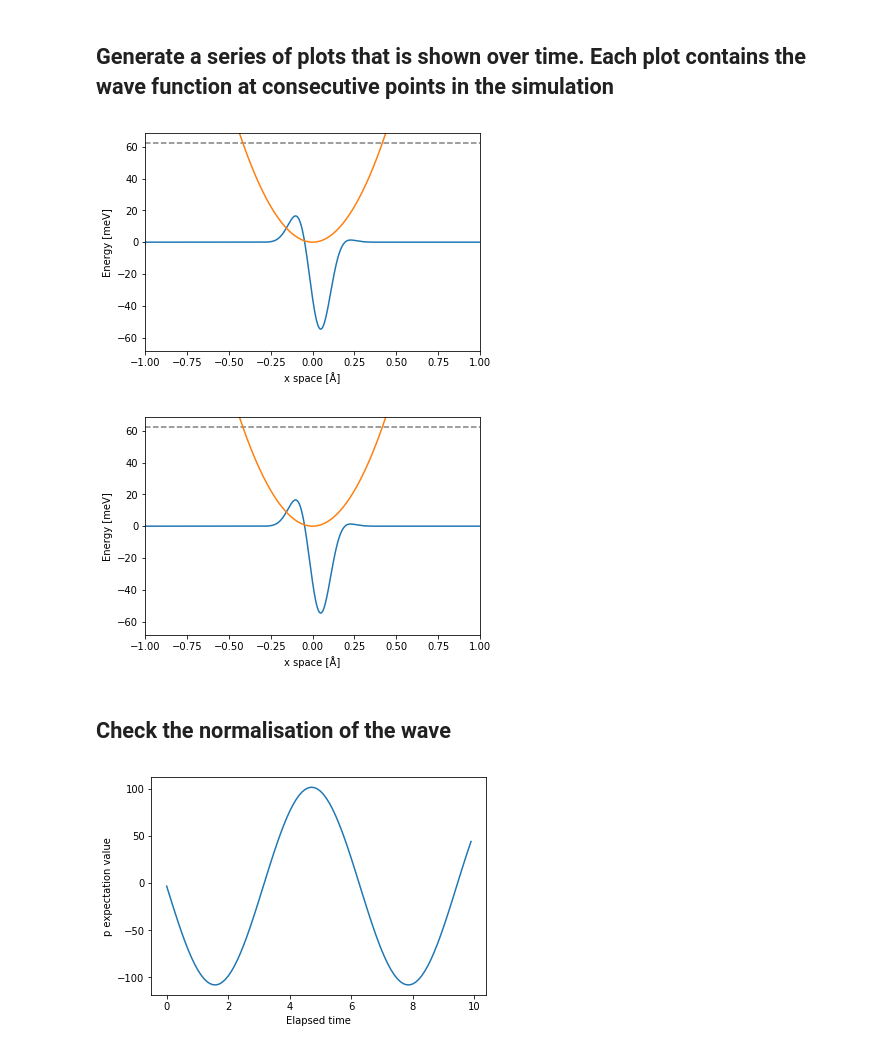
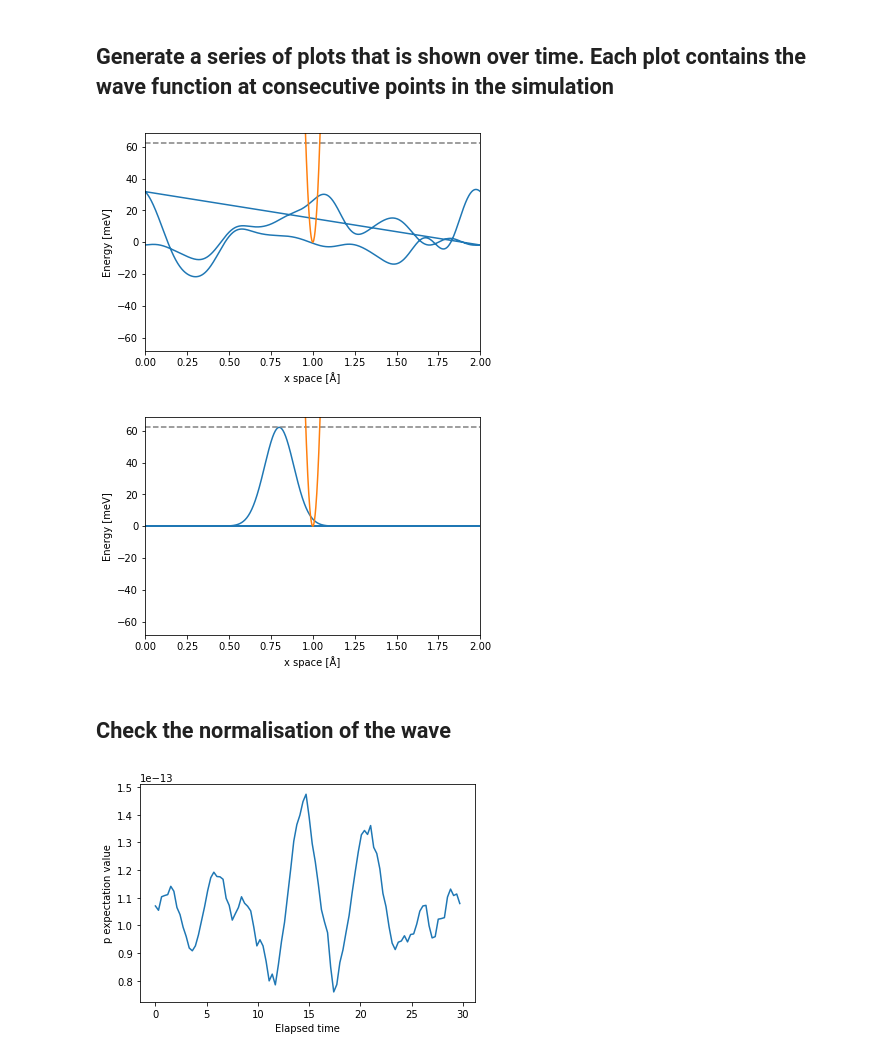
Before and after one commit to tisabe/CP2_QPP, a Jupyter notebook: animation-1d.ipynb, the cells around one changed output. Saved outputs shown, nothing was run; the diff lists cells and outputs as text; code cells hidden in the pictures.

```diff
--- a/animation-1d.ipynb
+++ b/animation-1d.ipynb
@@ -10,6 +10,7 @@ from IPython.display import display, clear_output
 # %% [markdown]
 ## Set the path/ filename of the file the contains the evolution of the wave function and the file that contains the potential here
 # %%
-inputfilePath = 'hydr_wavefunction_output.txt'
+inputfilePath = 'hydr_wavefunction_output_real.txt'
+inputfilePathImag = 'hydr_wavefunction_output_imag.txt'
 potentialfilePath = 'hydr_potential.txt'
 observablesfilePath = 'hydr_observables_output.txt'
@@ -29,11 +26,18 @@ with open(potentialfilePath,'r') as potentialfile:
     a = float(potData[0].split("\t")[1])
     epsilon = float(potData[0].split("\t")[3])
     del potData[0]
-    potData = [float(potData[i])*epsilon/e*1e3/100 for i in range(len(potData))]
+    potData = [float(potData[i])*epsilon/e*1e3 for i in range(len(potData))]
 
 plotData = []
 with open(inputfilePath,'r') as inputfile: #Read the file at the path specified above
     for line in inputfile: #Iterate over all lines
         plotData.append(line.strip().split('\t')) #Tab is used as seperator between values
     for j in range(len(plotData)): #Cast list items from string to float type
-        plotData[j] = [np.complex128(plotData[j][i])*epsilon/e*1e3 for i in range(len(plotData[0]))]
+        plotData[j] = [float(plotData[j][i])*epsilon/e*1e3 for i in range(len(plotData[0]))]
+
+plotDataImag = []
+with open(inputfilePathImag,'r') as inputfileImag: #Read the file at the path specified above
+    for line in inputfileImag: #Iterate over all lines
+        plotDataImag.append(line.strip().split('\t')) #Tab is used as seperator between values
+    for j in range(len(plotDataImag)): #Cast list items from string to float type
+        plotDataImag[j] = [float(plotDataImag[j][i])*epsilon/e*1e3 for i in range(len(plotDataImag[0]))]
@@ -50,27 +52,29 @@ for i in range(len(plotData)): #Iterate over all time steps
 # %% [markdown]
 ## Generate a series of plots that is shown over time. Each plot contains the wave function at consecutive points in the simulation
 # %%
-x = np.arange(-(len(plotData[0])-1)/2,(len(plotData[0])-1)/2+1)*a/1e-10 #Setting x-axis here
+x = np.arange(0,len(plotData[0]))*a/1e-10 #Setting x-axis here
 
 fig, ax = plt.subplots() #Generate an empty plot
 l, = ax.plot([min(x),max(x)],[-maximum*1.1,maximum*1.1]) #Set plot range
 
 plt.axhline(max(plotData[0]),linestyle = 'dashed', color = 'grey') #Add a dashed grey line as reference for the maximum of the start wave function
 
 plt.plot(x,potData) #Add the line representing the potential
 plt.xlim(min(x),max(x)) #Set the overwritten plot range again
 plt.ylim(-maximum*1.1,maximum*1.1)
 plt.xlabel("x space [Å]")
 plt.ylabel("Energy [meV]")
 
-animate = lambda i: l.set_data(x, plotData[i]) #Lambda function that returns the plot data for the i-th plot
+animate = lambda i: l.set_data([x,x],[plotData[i],plotDataImag[i]]) #Lambda function that returns the plot data for the i-th plot
 
 for i in range(len(plotData)): #Iterate over all plots
     animate(i)
     clear_output(wait=True)
     display(fig)
 
+animate(0)
+
 plt.show()
 # %% [output]
-[figure, old version]
+[figure, new version]
-[figure, old version]
+[figure, new version]
@@ -114,4 +121,4 @@ elif(obs == "p"):
 else:
     print("Invalid value!")
 # %% [output]
-[figure, old version]
+[figure, new version]
```
Also changed, not shown: parts of 3 cells of this notebook, 10 other files.
